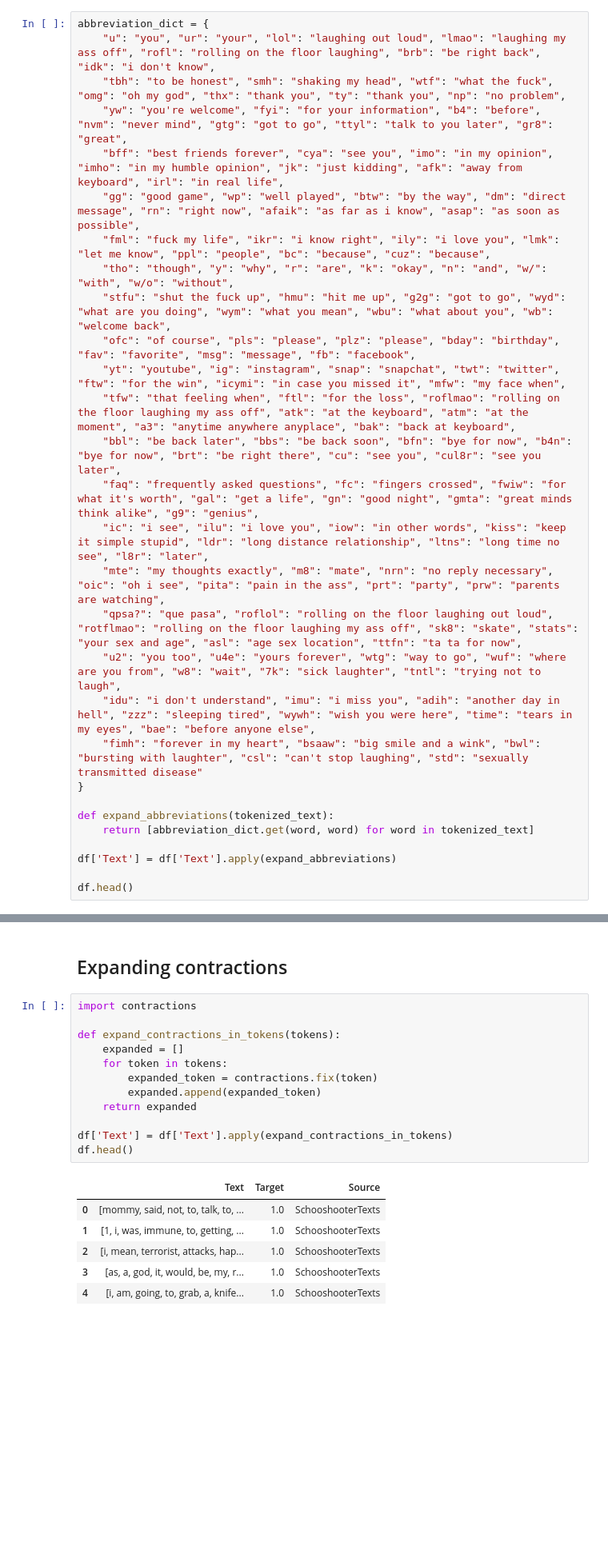
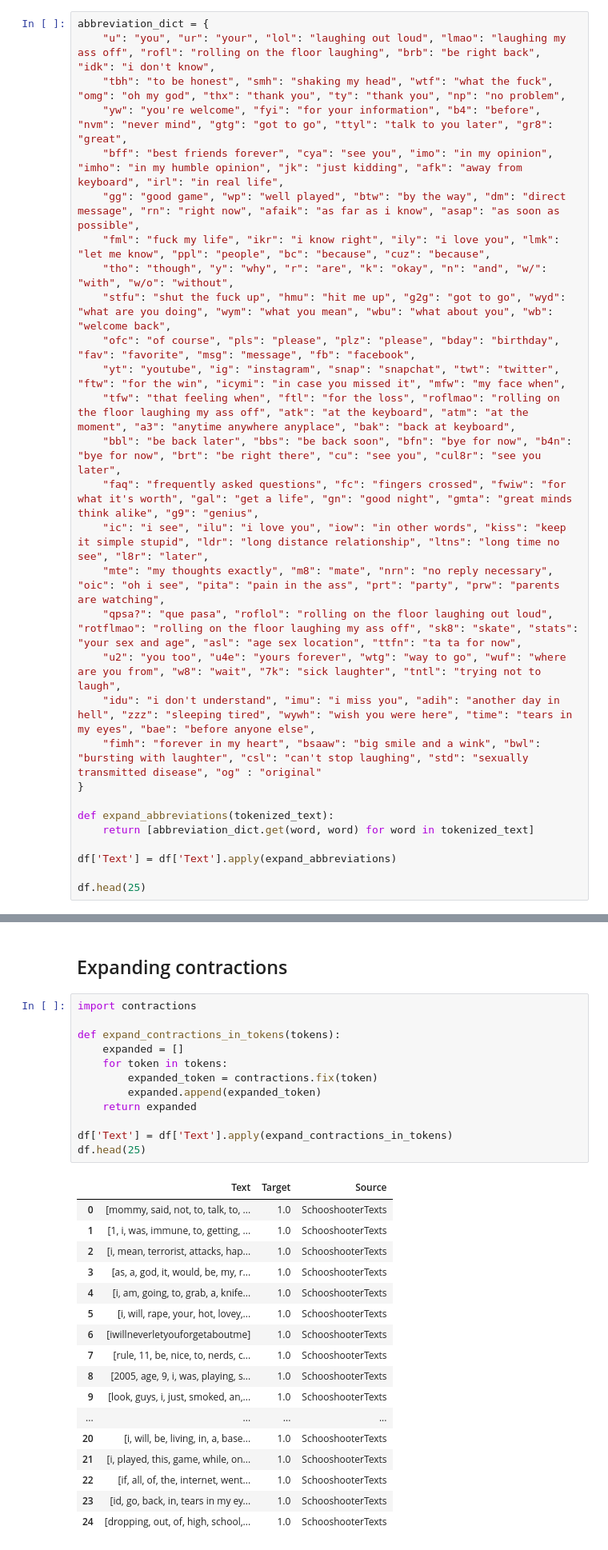
Before and after one commit to CrispiBacon/FYP, a Jupyter notebook: 4. Data Pre-processing/Pre-processing.ipynb, the cells around one changed output, grey strips where cells are left out. Shown at 80% size. Drawn from its saved outputs; the diff is of its cells as text; blank space fills up the shorter version.

```diff
--- a/4. Data Pre-processing/Pre-processing.ipynb
+++ b/4. Data Pre-processing/Pre-processing.ipynb
@@ -175,7 +185,7 @@ abbreviation_dict = {
     "qpsa?": "que pasa", "roflol": "rolling on the floor laughing out loud", "rotflmao": "rolling on the floor laughing my ass off", "sk8": "skate", "stats": "your sex and age", "asl": "age sex location", "ttfn": "ta ta for now",
     "u2": "you too", "u4e": "yours forever", "wtg": "way to go", "wuf": "where are you from", "w8": "wait", "7k": "sick laughter", "tntl": "trying not to laugh",
     "idu": "i don't understand", "imu": "i miss you", "adih": "another day in hell", "zzz": "sleeping tired", "wywh": "wish you were here", "time": "tears in my eyes", "bae": "before anyone else",
-    "fimh": "forever in my heart", "bsaaw": "big smile and a wink", "bwl": "bursting with laughter", "csl": "can't stop laughing", "std": "sexually transmitted disease"
+    "fimh": "forever in my heart", "bsaaw": "big smile and a wink", "bwl": "bursting with laughter", "csl": "can't stop laughing", "std": "sexually transmitted disease", "og" : "original"
 }
 
 def expand_abbreviations(tokenized_text):
@@ -183,7 +193,7 @@ def expand_abbreviations(tokenized_text):
 
 df['Text'] = df['Text'].apply(expand_abbreviations)
 
-df.head()
+df.head(25)
 # %% [output]
 |  | Text | Target | Source |
 | 0 | [mommy, said, not, to, talk, to, ... | 1.0 | SchooshooterTexts |
@@ -196,22 +217,33 @@ df.head()
 # %%
 import contractions
 
 def expand_contractions_in_tokens(tokens):
     expanded = []
     for token in tokens:
         expanded_token = contractions.fix(token)
         expanded.append(expanded_token)
     return expanded
 
 df['Text'] = df['Text'].apply(expand_contractions_in_tokens)
-df.head()
+df.head(25)
 # %% [output]
 |  | Text | Target | Source |
 | 0 | [mommy, said, not, to, talk, to, ... | 1.0 | SchooshooterTexts |
 | 1 | [1, i, was, immune, to, getting, ... | 1.0 | SchooshooterTexts |
 | 2 | [i, mean, terrorist, attacks, hap... | 1.0 | SchooshooterTexts |
 | 3 | [as, a, god, it, would, be, my, r... | 1.0 | SchooshooterTexts |
 | 4 | [i, am, going, to, grab, a, knife... | 1.0 | SchooshooterTexts |
+| 5 | [i, will, rape, your, hot, lovey,... | 1.0 | SchooshooterTexts |
+| 6 | [iwillneverletyouforgetaboutme] | 1.0 | SchooshooterTexts |
+| 7 | [rule, 11, be, nice, to, nerds, c... | 1.0 | SchooshooterTexts |
+| 8 | [2005, age, 9, i, was, playing, s... | 1.0 | SchooshooterTexts |
+| 9 | [look, guys, i, just, smoked, an,... | 1.0 | SchooshooterTexts |
+| ... | ... | ... | ... |
+| 20 | [i, will, be, living, in, a, base... | 1.0 | SchooshooterTexts |
+| 21 | [i, played, this, game, while, on... | 1.0 | SchooshooterTexts |
+| 22 | [if, all, of, the, internet, went... | 1.0 | SchooshooterTexts |
+| 23 | [id, go, back, in, tears in my ey... | 1.0 | SchooshooterTexts |
+| 24 | [dropping, out, of, high, school,... | 1.0 | SchooshooterTexts |
 # %% [markdown]
 ## Pos Tagging and Lemmatization
 # %%
```
Also changed, not shown: parts of 26 cells of this notebook, 18 other files.
